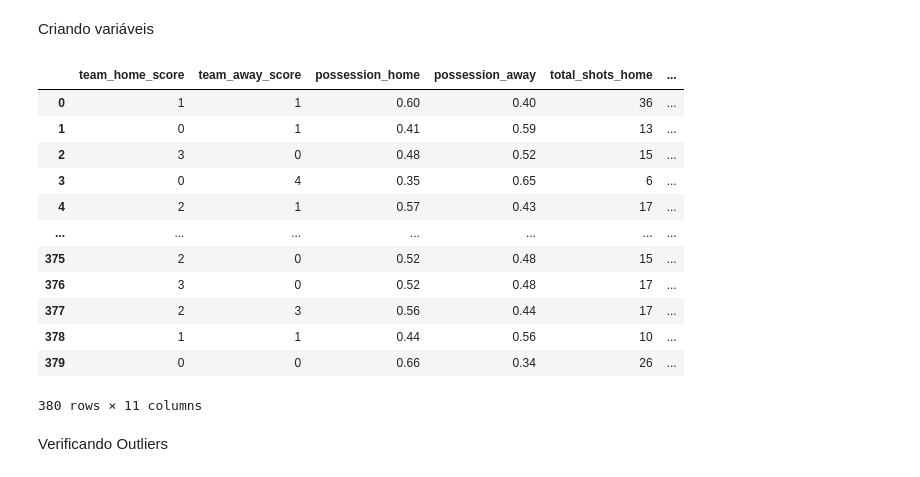
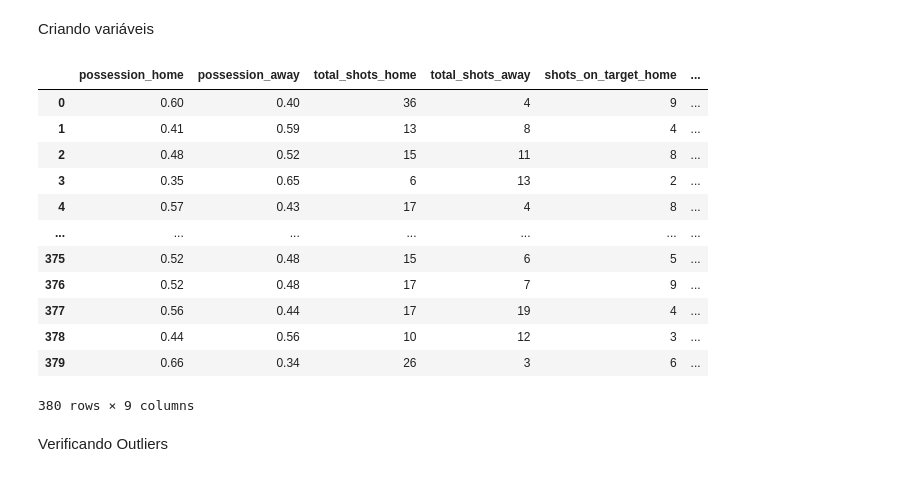
Before and after one commit to Dan-Miranda/predict-goals, a Jupyter notebook: predicao-gols.ipynb, the cells around one changed output. Saved outputs shown, nothing was run; the diff lists cells and outputs as text; code cells hidden in the pictures.

```diff
--- a/predicao-gols.ipynb
+++ b/predicao-gols.ipynb
@@ -40,31 +40,35 @@ Criando variáveis
 # %%
 # Separando atributos desejáveis
 parsed_data = data.drop(
   labels=['team_name_home', 'team_name_away', 'stage', 'match_id', 'date', 'location',
           'lineup_home', 'lineup_away', 'player_names_home', 'player_numbers_home',
           'player_names_away', 'player_numbers_away', 'prediction_team_home_win',
           'prediction_draw', 'prediction_team_away_win', 'prediction_quantity'],
   axis=1)
 
 # Criando atributo necessário para classificação
 parsed_data['both_scores_nonzero'] = np.where((parsed_data['team_home_score'] != 0) &
                                               parsed_data['team_away_score']!=0, 1, 0)
 
+parsed_data = parsed_data.drop(
+  labels=['team_home_score', 'team_away_score'],
+  axis=1)
+
 parsed_data
 # %% [output]
-|  | team_home_score | team_away_score | possession_home | possession_away | total_shots_home | ... |
-| 0 | 1 | 1 | 0.60 | 0.40 | 36 | ... |
-| 1 | 0 | 1 | 0.41 | 0.59 | 13 | ... |
-| 2 | 3 | 0 | 0.48 | 0.52 | 15 | ... |
-| 3 | 0 | 4 | 0.35 | 0.65 | 6 | ... |
-| 4 | 2 | 1 | 0.57 | 0.43 | 17 | ... |
+|  | possession_home | possession_away | total_shots_home | total_shots_away | shots_on_target_home | ... |
+| 0 | 0.60 | 0.40 | 36 | 4 | 9 | ... |
+| 1 | 0.41 | 0.59 | 13 | 8 | 4 | ... |
+| 2 | 0.48 | 0.52 | 15 | 11 | 8 | ... |
+| 3 | 0.35 | 0.65 | 6 | 13 | 2 | ... |
+| 4 | 0.57 | 0.43 | 17 | 4 | 8 | ... |
 | ... | ... | ... | ... | ... | ... | ... |
-| 375 | 2 | 0 | 0.52 | 0.48 | 15 | ... |
-| 376 | 3 | 0 | 0.52 | 0.48 | 17 | ... |
-| 377 | 2 | 3 | 0.56 | 0.44 | 17 | ... |
-| 378 | 1 | 1 | 0.44 | 0.56 | 10 | ... |
-| 379 | 0 | 0 | 0.66 | 0.34 | 26 | ... |
+| 375 | 0.52 | 0.48 | 15 | 6 | 5 | ... |
+| 376 | 0.52 | 0.48 | 17 | 7 | 9 | ... |
+| 377 | 0.56 | 0.44 | 17 | 19 | 4 | ... |
+| 378 | 0.44 | 0.56 | 10 | 12 | 3 | ... |
+| 379 | 0.66 | 0.34 | 26 | 3 | 6 | ... |
-380 rows × 11 columns
+380 rows × 9 columns
 # %% [markdown]
 Verificando Outliers
 # %%
```
Also changed, not shown: parts of 6 cells of this notebook.
